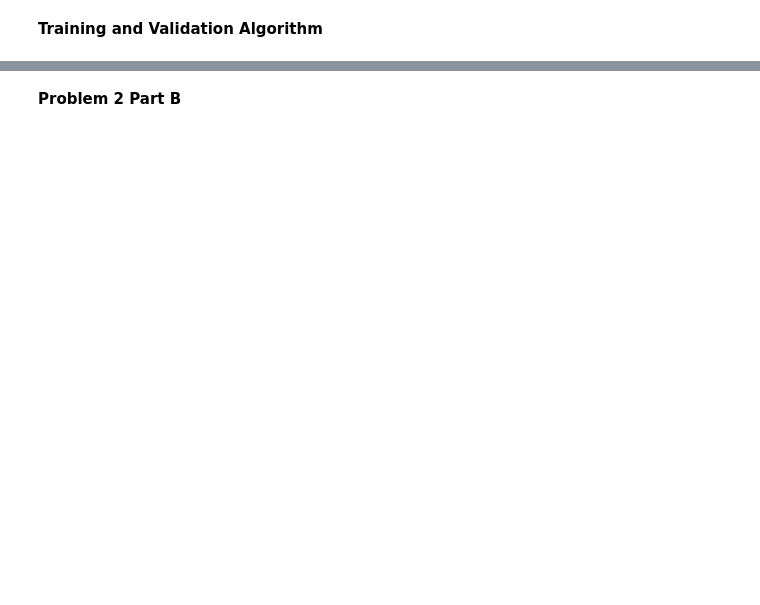
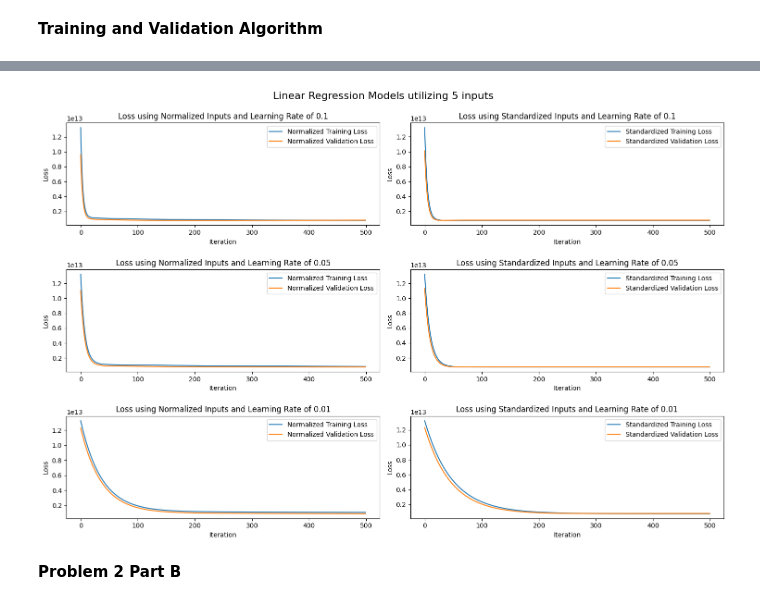
Before and after one commit to Adn02/Intro-to-ML, a Jupyter notebook: Homework/HW2/HW2Q2.ipynb, the cells around one changed output, grey strips where cells are left out. Drawn from its saved outputs; the diff is of its cells as text; code cells hidden in the pictures; blank space fills up the shorter version.

```diff
--- a/Homework/HW2/HW2Q2.ipynb
+++ b/Homework/HW2/HW2Q2.ipynb
@@ -124,2 +96,77 @@ plt.show()
+# %%
+inputs = ['area', 'bedrooms', 'bathrooms', 'stories', 'parking']
+learning_rate = [0.1, 0.05, 0.01]
+iterations = 500
+
+# Training with normalized inputs
+norm_train_losses1, norm_valid_losses1 = train_model(inputs, norm_training, norm_validation, y_train, y_valid, learning_rate[0], iterations)
+norm_train_losses2, norm_valid_losses2 = train_model(inputs, norm_training, norm_validation, y_train, y_valid, learning_rate[1], iterations)
+norm_train_losses3, norm_valid_losses3 = train_model(inputs, norm_training, norm_validation, y_train, y_valid, learning_rate[2], iterations)
+
+# Training with standardized inputs
+std_train_losses1, std_valid_losses1 = train_model(inputs, std_training, std_validation, y_train, y_valid, learning_rate[0], iterations)
+std_train_losses2, std_valid_losses2 = train_model(inputs, std_training, std_validation, y_train, y_valid, learning_rate[1], iterations)
+std_train_losses3, std_valid_losses3 = train_model(inputs, std_training, std_validation, y_train, y_valid, learning_rate[2], iterations)
+# %%
+# Plot the losses
+plt.figure(figsize=(15, 10))
+plt.suptitle('Linear Regression Models utilizing 5 inputs', fontsize=16)
+
+plt.subplot(3, 2, 1)
+plt.plot(norm_train_losses1, label="Normalized Training Loss")
+plt.plot(norm_valid_losses1, label="Normalized Validation Loss")
+plt.xlabel("Iteration")
+plt.ylabel("Loss")
+plt.legend()
+plt.title("Loss using Normalized Inputs and Learning Rate of 0.1")
+
+plt.subplot(3, 2, 2)
+plt.plot(std_train_losses1, label="Standardized Training Loss")
+plt.plot(std_valid_losses1, label="Standardized Validation Loss")
+plt.xlabel("Iteration")
+plt.ylabel("Loss")
+plt.legend()
+plt.title("Loss using Standardized Inputs and Learning Rate of 0.1")
+
+# -------------------------------------------------------------------- #
+
+plt.subplot(3, 2, 3)
+plt.plot(norm_train_losses2, label="Normalized Training Loss")
+plt.plot(norm_valid_losses2, label="Normalized Validation Loss")
+plt.xlabel("Iteration")
+plt.ylabel("Loss")
+plt.legend()
+plt.title("Loss using Normalized Inputs and Learning Rate of 0.05")
+
+plt.subplot(3, 2, 4)
+plt.plot(std_train_losses2, label="Standardized Training Loss")
+plt.plot(std_valid_losses2, label="Standardized Validation Loss")
+plt.xlabel("Iteration")
+plt.ylabel("Loss")
+plt.legend()
+plt.title("Loss using Standardized Inputs and Learning Rate of 0.05")
+
+# -------------------------------------------------------------------- #
+
+plt.subplot(3, 2, 5)
+plt.plot(norm_train_losses3, label="Normalized Training Loss")
+plt.plot(norm_valid_losses3, label="Normalized Validation Loss")
+plt.xlabel("Iteration")
+plt.ylabel("Loss")
+plt.legend()
+plt.title("Loss using Normalized Inputs and Learning Rate of 0.01")
+
+plt.subplot(3, 2, 6)
+plt.plot(std_train_losses3, label="Standardized Training Loss")
+plt.plot(std_valid_losses3, label="Standardized Validation Loss")
+plt.xlabel("Iteration")
+plt.ylabel("Loss")
+plt.legend()
+plt.title("Loss using Standardized Inputs and Learning Rate of 0.01")
+
+plt.tight_layout()
+plt.show()
+# %% [output]
+[figure, added]
 # %% [markdown]
 **Problem 2 Part B**
```
Also changed, not shown: parts of 12 cells of this notebook.
